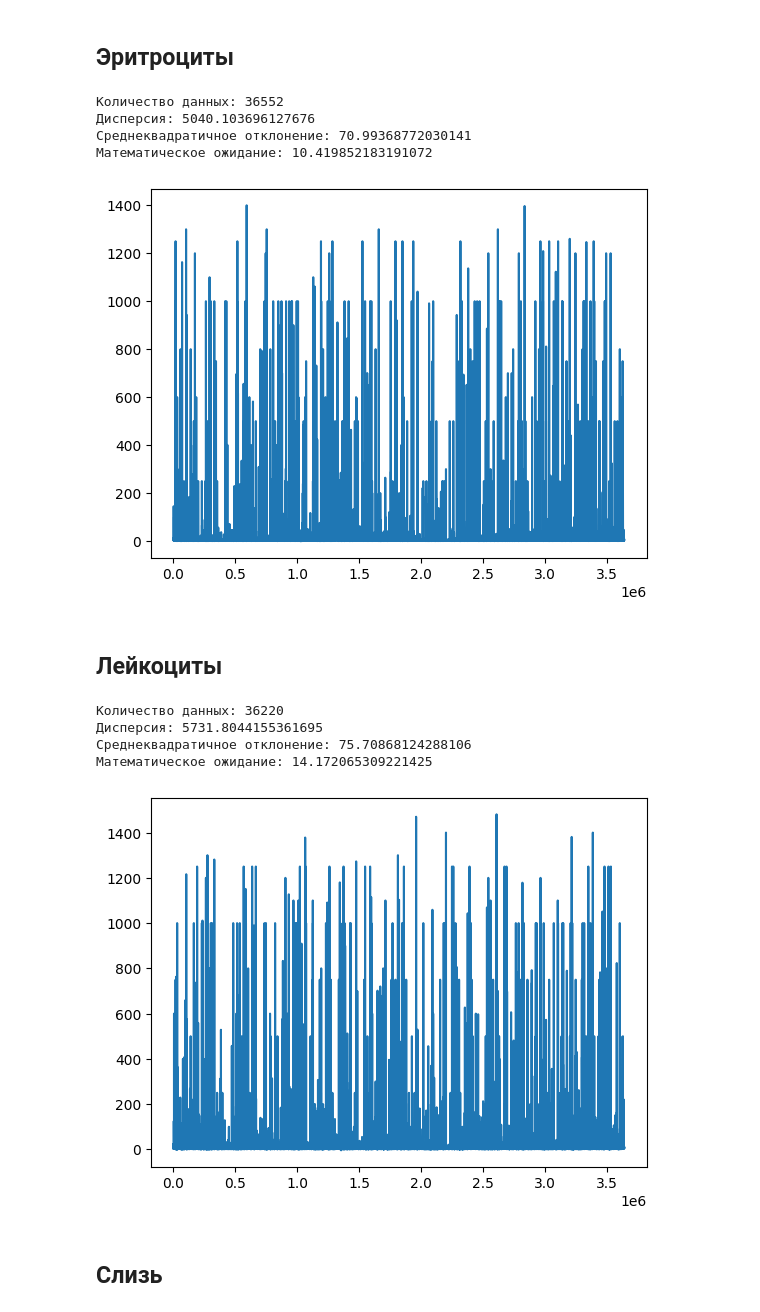
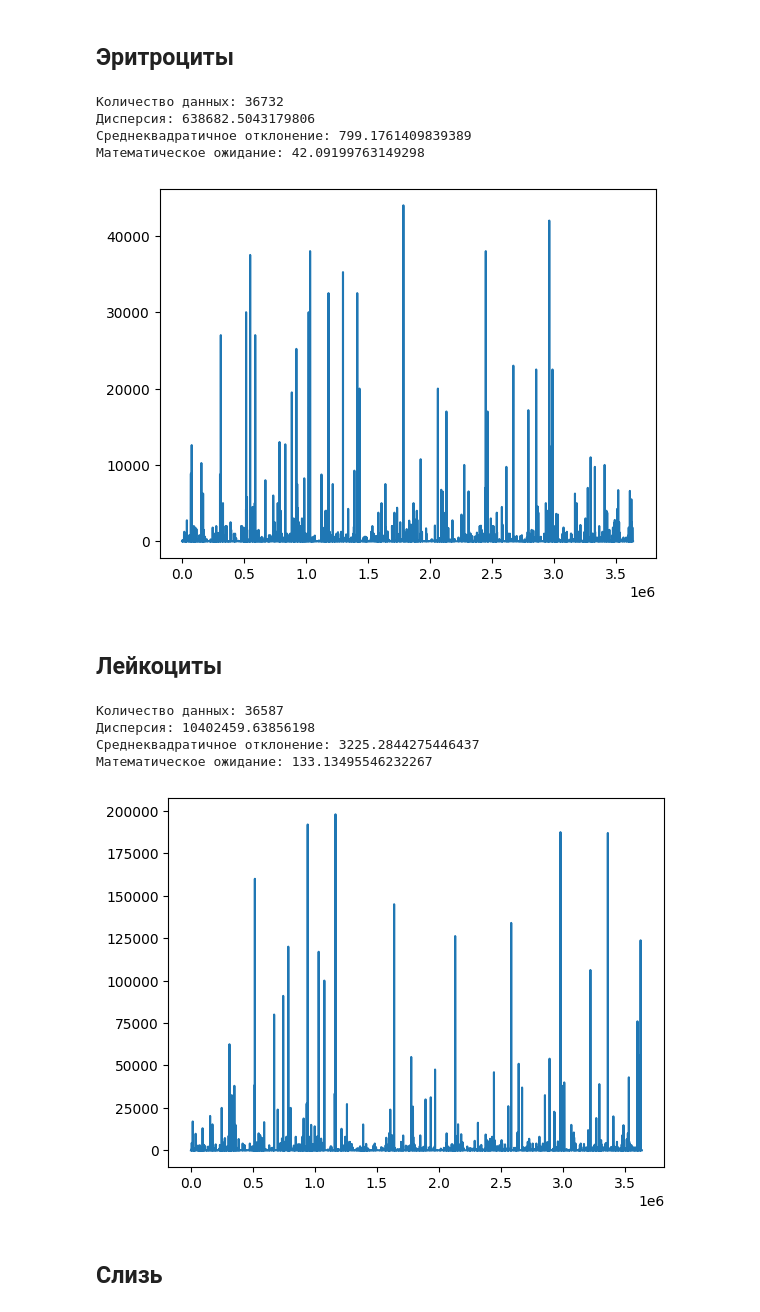
Before and after one commit to HST-inc/fitm-hackaton-2022, a Jupyter notebook: analytics/analytics.ipynb, the cells around one changed output. Cells and saved outputs as stored; diff of their text form; code cells hidden in the pictures.

```diff
--- a/analytics/analytics.ipynb
+++ b/analytics/analytics.ipynb
@@ -41,12 +41,13 @@ array(['Глюкоза', 'Билирубин', 'Уробилиноген', ...,
        ' F242 вишня / Cherry (Prunus avium) ',
        ' F31 морковь / Carrot (Daucus carota) '], dtype=object)
 # %%
-def create_data(name: str, max = 1500):
+def create_data(name: str, max = math.inf, min = -math.inf):
     results_parsed = results[results.LabMethodName == name]
 
     results_parsed = pd.to_numeric(results_parsed.TestValue, errors='coerce').dropna()
 
     results_parsed = results_parsed[results_parsed < max]
+    results_parsed = results_parsed[min < results_parsed]
     print("Количество данных: " + str(len(results_parsed)))
     var = np.var(results_parsed)
     print("Дисперсия: " + str(var))
@@ -374,23 +365,23 @@ create_data("Тестостерон общий")
 # %% [markdown]
 ## Эритроциты
 # %%
-create_data("Эритроциты")
+create_data("Эритроциты", max=50000)
 # %% [output]
-Количество данных: 36552
-Дисперсия: 5040.103696127676
-Среднеквадратичное отклонение: 70.99368772030141
-Математическое ожидание: 10.419852183191072
+Количество данных: 36732
+Дисперсия: 638682.5043179806
+Среднеквадратичное отклонение: 799.1761409839389
+Математическое ожидание: 42.09199763149298
-[figure, old version]
+[figure, new version]
 # %% [markdown]
 ## Лейкоциты
 # %%
-create_data("Лейкоциты")
+create_data("Лейкоциты", max=200000)
 # %% [output]
-Количество данных: 36220
-Дисперсия: 5731.8044155361695
-Среднеквадратичное отклонение: 75.70868124288106
-Математическое ожидание: 14.172065309221425
+Количество данных: 36587
+Дисперсия: 10402459.63856198
+Среднеквадратичное отклонение: 3225.2844275446437
+Математическое ожидание: 133.13495546232267
-[figure, old version]
+[figure, new version]
 # %% [markdown]
 ## Слизь
 # %%
```
Also changed, not shown: parts of 18 cells of this notebook.
